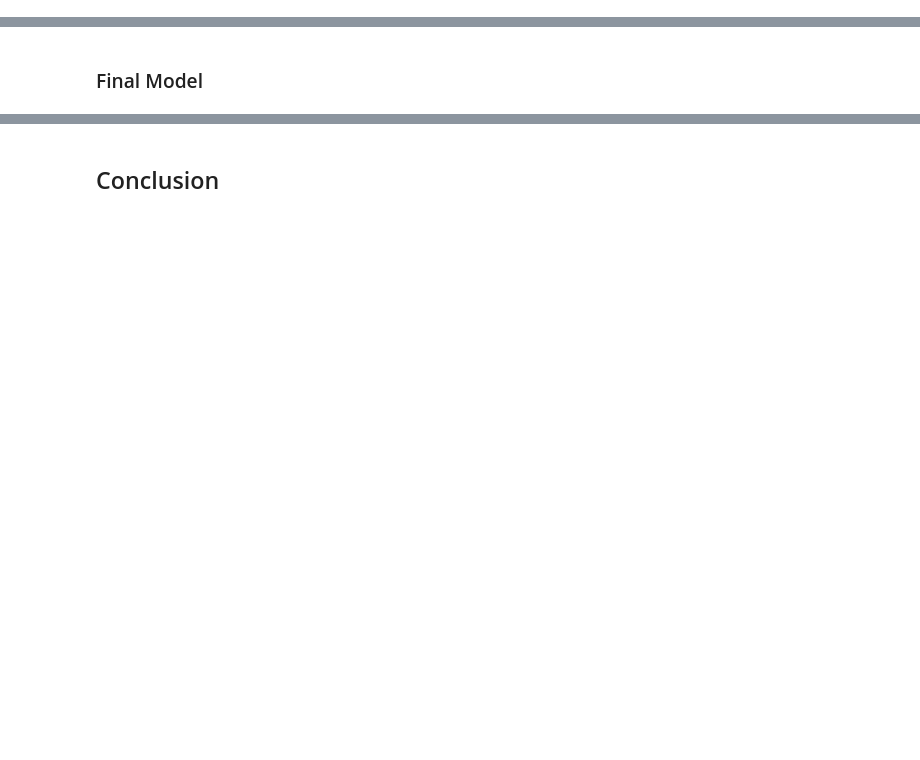
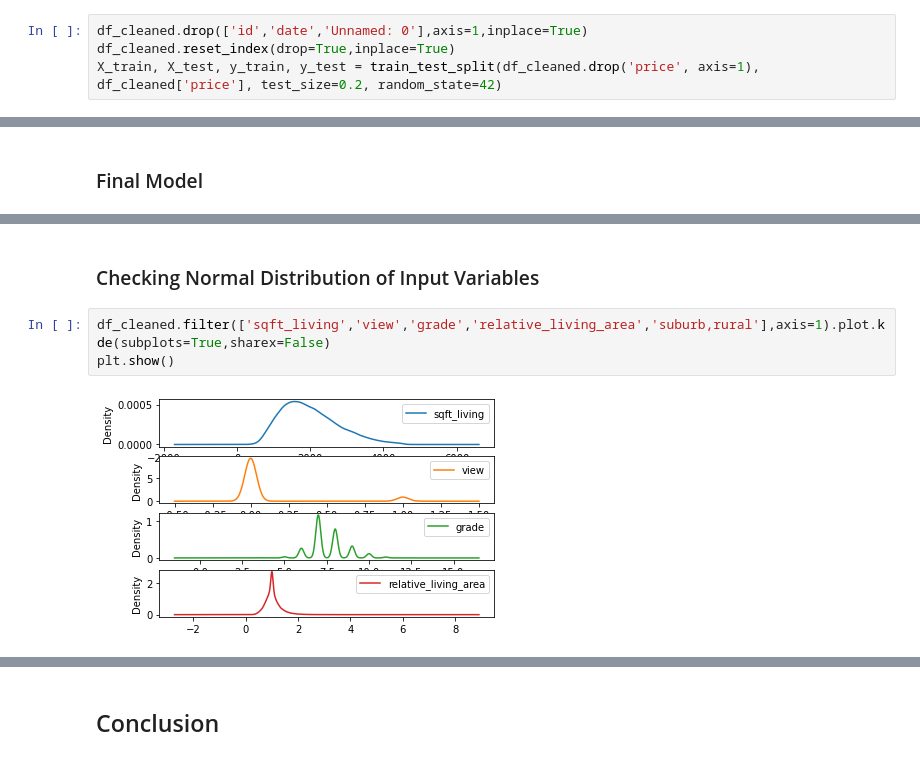
Before and after one commit to ewjohn127/dsc_project2, a Jupyter notebook: HomeFlip_KingCounty_Price_Model.ipynb, the cells around one changed output, grey strips where cells are left out. Saved outputs shown, nothing was run; the diff lists cells and outputs as text; blank space fills up the shorter version.

```diff
--- a/HomeFlip_KingCounty_Price_Model.ipynb
+++ b/HomeFlip_KingCounty_Price_Model.ipynb
@@ -87,0 +174,4 @@ Taking the quotient gave a new feature which shows the relative amount of living
+# %%
+df_cleaned.drop(['id','date','Unnamed: 0'],axis=1,inplace=True)
+df_cleaned.reset_index(drop=True,inplace=True)
+X_train, X_test, y_train, y_test = train_test_split(df_cleaned.drop('price', axis=1), df_cleaned['price'], test_size=0.2, random_state=42)
@@ -95,0 +317,7 @@ Taking the quotient gave a new feature which shows the relative amount of living
+# %% [markdown]
+### Checking Normal Distribution of Input Variables
+# %%
+df_cleaned.filter(['sqft_living','view','grade','relative_living_area','suburb,rural'],axis=1).plot.kde(subplots=True,sharex=False)
+plt.show()
+# %% [output]
+[figure, added]
```
Also changed, not shown: parts of 37 cells of this notebook, 5 other files.
